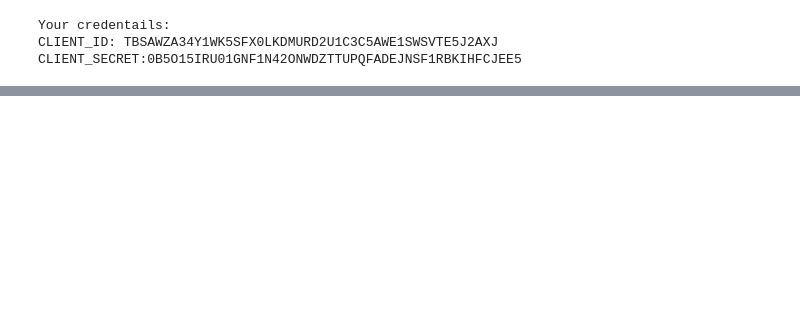
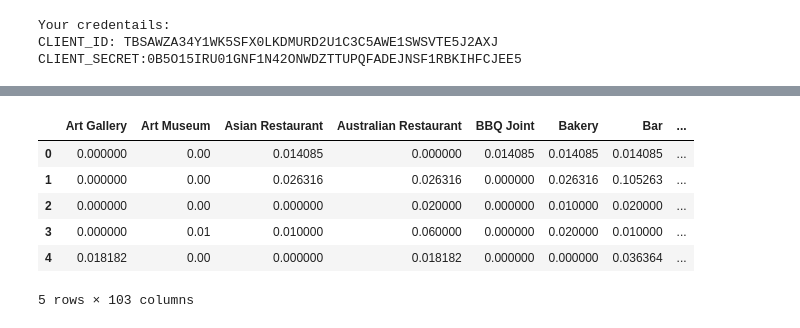
Before and after one commit to minhphan1986/Coursera_Capstone, a Jupyter notebook: The Battle of Neighborhoods.ipynb, the cells around one changed output, grey strips where cells are left out. Saved outputs shown, nothing was run; the diff lists cells and outputs as text; code cells hidden in the pictures; blank space fills up the shorter version.

```diff
--- a/The Battle of Neighborhoods.ipynb
+++ b/The Battle of Neighborhoods.ipynb
@@ -363,0 +398,10 @@ kmeans.labels_[0:50]
+# %%
+sydney_grouped_clustering
+# %% [output]
+|  | Art Gallery | Art Museum | Asian Restaurant | Australian Restaurant | BBQ Joint | Bakery | Bar | ... |
+| 0 | 0.000000 | 0.00 | 0.014085 | 0.000000 | 0.014085 | 0.014085 | 0.014085 | ... |
+| 1 | 0.000000 | 0.00 | 0.026316 | 0.026316 | 0.000000 | 0.026316 | 0.105263 | ... |
+| 2 | 0.000000 | 0.00 | 0.000000 | 0.020000 | 0.000000 | 0.010000 | 0.020000 | ... |
+| 3 | 0.000000 | 0.01 | 0.010000 | 0.060000 | 0.000000 | 0.020000 | 0.010000 | ... |
+| 4 | 0.018182 | 0.00 | 0.000000 | 0.018182 | 0.000000 | 0.000000 | 0.036364 | ... |
+5 rows × 103 columns
```
Also changed, not shown: parts of 41 cells of this notebook.
